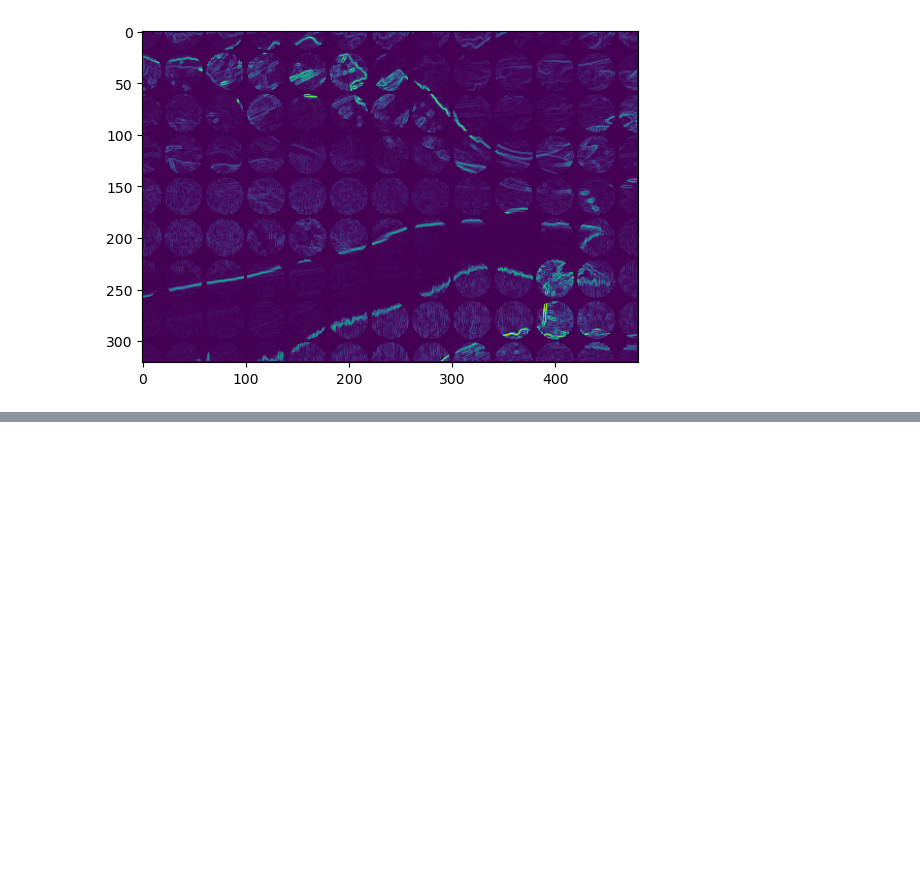
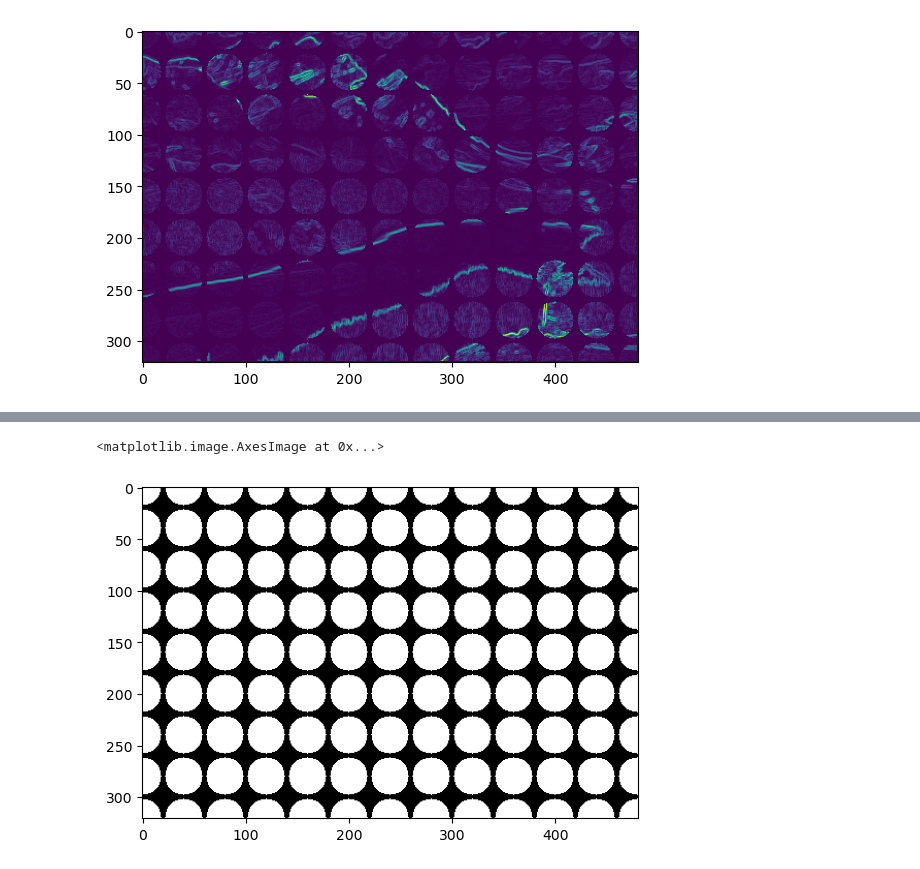
Before and after one commit to cvincent13/ProjetIMA, a Jupyter notebook: IMAprojet.ipynb, the cells around one changed output, grey strips where cells are left out. Cells and saved outputs as stored; diff of their text form; code cells hidden in the pictures; blank space fills up the shorter version.

```diff
--- a/IMAprojet.ipynb
+++ b/IMAprojet.ipynb
@@ -257,9 +259,14 @@ masque_arriere2=[(0,0,0), (1,-1,1), (1,0,1), (1,1,1), (0,1,1)]
 masque_avant3=[(-1,-1,4), (0,-1,3), (-1,0,3), (-1,1,4), (0,0,0)]
 masque_arriere3=[(0,0,0), (1,-1,4), (1,0,3), (1,1,4), (0,1,3)]
 
+masque_avant4=[(-2,-1,11),(-2,1,11),(-1,-2,11),(-1,-1,7),(-1,0,5),(-1,1,7),(-1,2,11),(0,-1,5),(0,0,0)]
+masque_arriere4=[(0,0,0),(0,1,5),(1,-2,11),(1,-1,7),(1,0,5),(1,1,7),(1,2,11),(2,-1,11),(2,1,11)]
+
 carte1=carte_distance(img, centers_coordinates, masque_avant1, masque_arriere1)
 carte2=carte_distance(img, centers_coordinates, masque_avant2, masque_arriere2)
 carte3=carte_distance(img, centers_coordinates, masque_avant3, masque_arriere3)
+carte4=carte_distance(img, centers_coordinates, masque_avant4, masque_arriere4)
+
 
 plt.figure(figsize=(10, 10))
 plt.subplot(3, 2, 1)
@@ -282,5 +289,9 @@ plt.subplot(3, 2, 5)
 plt.imshow(carte3)
 plt.title("Carte de distance 3")
 
+plt.subplot(3, 2, 6)
+plt.imshow(carte4)
+plt.title("Carte de distance 4")
+
 plt.tight_layout()
 # %% [output]
@@ -299,8 +310,8 @@ def seuillage(carte, p):
                 carte_seuil[i, j]=0
     return carte_seuil
 # %%
-carte_seuil_eucl = seuillage(eucl_dist_map, 0.65)
-plt.imshow(carte_seuil_eucl)
+carte_seuil = seuillage(carte4, 0.65)
+plt.imshow(carte_seuil)
 # %% [output]
 <matplotlib.image.AxesImage at 0x...>
 [figure]
@@ -336,0 +348,5 @@ plt.imshow(grad_cellules_carte2_2)
+# %%
+plt.imshow(carte_seuil, cmap='gray')
+# %% [output]
+<matplotlib.image.AxesImage at 0x...>
+[figure, added]
```
Also changed, not shown: parts of 13 cells of this notebook.
